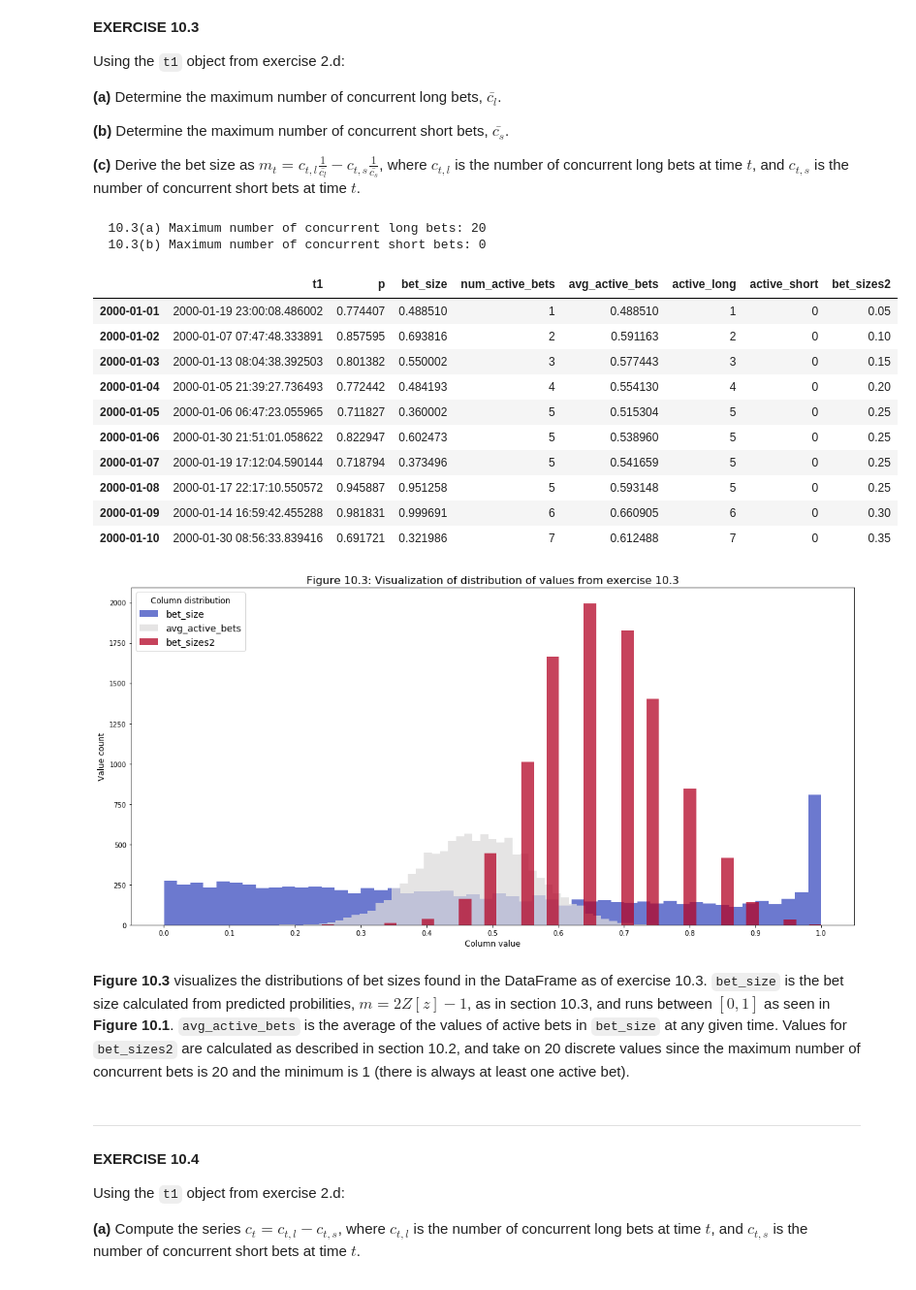
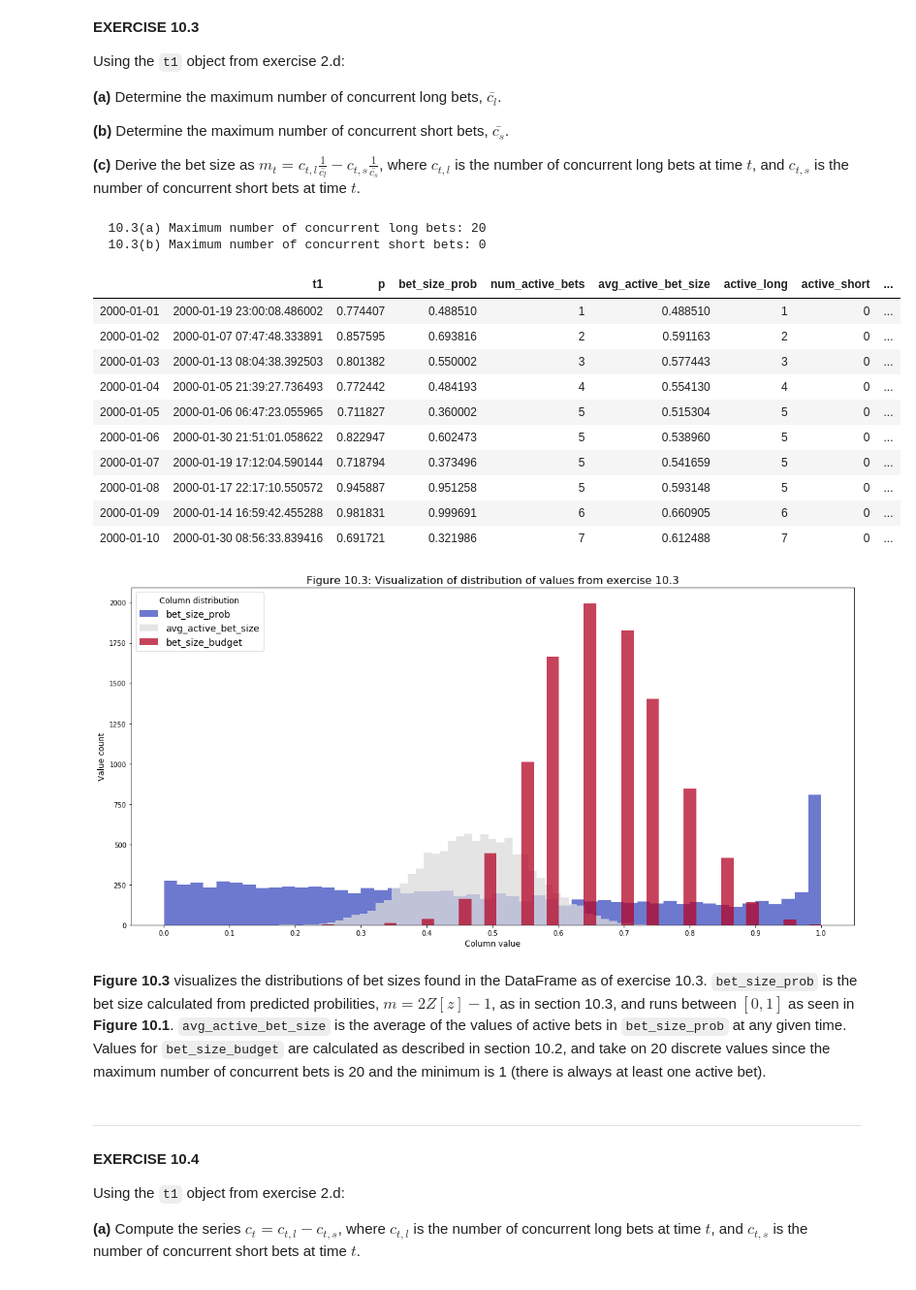
Before and after one commit to AI-Stuff/hudson-and-thames-research, a Jupyter notebook: Chapter10/Chapter10_Exercises.ipynb, the cells around one changed output. Shown at 97% size. Saved outputs shown, nothing was run; the diff lists cells and outputs as text; code cells hidden in the pictures.

```diff
--- a/Chapter10/Chapter10_Exercises.ipynb
+++ b/Chapter10/Chapter10_Exercises.ipynb
@@ -106,9 +106,9 @@ t1 = pd.Series(data=dates_shifted, index=dates)
 
 # Collect the series into a single DataFrame.
 df_events = pd.concat(objs=[t1, bet_sizes], axis=1)
-df_events = df_events.rename(columns={0: 't1', 1: 'bet_size'})
+df_events = df_events.rename(columns={0: 't1', 1: 'bet_size_prob'})
 df_events['p'] = P_t
-df_events = df_events[['t1', 'p', 'bet_size']]
+df_events = df_events[['t1', 'p', 'bet_size_prob']]
 
 
 # 10.2(e) Compute the average active bets (sizes).
@@ -127,6 +127,6 @@ df_events['avg_active_bet_size'] = avg_bet
 print("The first 10 rows of the resulting DataFrame from Exercise 10.2:")
 display(df_events.head(10))
 print("Summary statistics on the bet size columns:")
-display(df_events[['bet_size', 'num_active_bets', 'avg_active_bets']].describe())
+display(df_events[['bet_size_prob', 'num_active_bets', 'avg_active_bet_size']].describe())
 # %% [output]
 The first 10 rows of the resulting DataFrame from Exercise 10.2:
@@ -169,51 +169,51 @@ active_short = pd.Series()
 
 for idx in df_events2.index:
     # long bets are defined as having a prediction probability greater than or equal to 0.5
     df_long_active_idx = set(df_events2[(df_events2.index<=idx) & (df_events2.t1>idx) & (df_events2.p>=0.5)].index)
     active_long[idx] = len(df_long_active_idx)
     # short bets are defined as having a prediction probability less than 0.5
     df_short_active_idx = set(df_events2[(df_events2.index<=idx) & (df_events2.t1>idx) & (df_events2.p<0.5)].index)
     active_short[idx] = len(df_short_active_idx)
 
 
 print(f"  10.3(a) Maximum number of concurrent long bets: {active_long.max()}")
 
 # 10.3(b) max number of concurrent short bets
 # p[x=1]: U[0.5, 1], thus all bets are long, and the
 # number of concurrent short bets is always zero in this exercise.
 print(f"  10.3(b) Maximum number of concurrent short bets: {active_short.max()}")
 
 
 # 10.3(c) bet size as difference between fractions of concurrent long and short bets
 # Handle possible division by zero.
 avg_active_long = active_long/active_long.max() if active_long.max() > 0 else active_long
 avg_active_short = active_short/active_short.max() if active_short.max() > 0 else active_short
 bet_sizes_2 = avg_active_long - avg_active_short
 
 df_events2 = df_events2.assign(active_long=active_long,
                                active_short=active_short,
-                               bet_sizes2=bet_sizes_2)
+                               bet_size_budget=bet_sizes_2)
 display(df_events2.head(10))
 # %% [output]
   10.3(a) Maximum number of concurrent long bets: 20
   10.3(b) Maximum number of concurrent short bets: 0
-|  | t1 | p | bet_size | num_active_bets | avg_active_bets | active_long | active_short | bet_sizes2 |
-| 2000-01-01 | 2000-01-19 23:00:08.486002 | 0.774407 | 0.488510 | 1 | 0.488510 | 1 | 0 | 0.05 |
-| 2000-01-02 | 2000-01-07 07:47:48.333891 | 0.857595 | 0.693816 | 2 | 0.591163 | 2 | 0 | 0.10 |
-| 2000-01-03 | 2000-01-13 08:04:38.392503 | 0.801382 | 0.550002 | 3 | 0.577443 | 3 | 0 | 0.15 |
-| 2000-01-04 | 2000-01-05 21:39:27.736493 | 0.772442 | 0.484193 | 4 | 0.554130 | 4 | 0 | 0.20 |
-| 2000-01-05 | 2000-01-06 06:47:23.055965 | 0.711827 | 0.360002 | 5 | 0.515304 | 5 | 0 | 0.25 |
-| 2000-01-06 | 2000-01-30 21:51:01.058622 | 0.822947 | 0.602473 | 5 | 0.538960 | 5 | 0 | 0.25 |
-| 2000-01-07 | 2000-01-19 17:12:04.590144 | 0.718794 | 0.373496 | 5 | 0.541659 | 5 | 0 | 0.25 |
-| 2000-01-08 | 2000-01-17 22:17:10.550572 | 0.945887 | 0.951258 | 5 | 0.593148 | 5 | 0 | 0.25 |
-| 2000-01-09 | 2000-01-14 16:59:42.455288 | 0.981831 | 0.999691 | 6 | 0.660905 | 6 | 0 | 0.30 |
-| 2000-01-10 | 2000-01-30 08:56:33.839416 | 0.691721 | 0.321986 | 7 | 0.612488 | 7 | 0 | 0.35 |
+|  | t1 | p | bet_size_prob | num_active_bets | avg_active_bet_size | active_long | active_short | ... |
+| 2000-01-01 | 2000-01-19 23:00:08.486002 | 0.774407 | 0.488510 | 1 | 0.488510 | 1 | 0 | ... |
+| 2000-01-02 | 2000-01-07 07:47:48.333891 | 0.857595 | 0.693816 | 2 | 0.591163 | 2 | 0 | ... |
+| 2000-01-03 | 2000-01-13 08:04:38.392503 | 0.801382 | 0.550002 | 3 | 0.577443 | 3 | 0 | ... |
+| 2000-01-04 | 2000-01-05 21:39:27.736493 | 0.772442 | 0.484193 | 4 | 0.554130 | 4 | 0 | ... |
+| 2000-01-05 | 2000-01-06 06:47:23.055965 | 0.711827 | 0.360002 | 5 | 0.515304 | 5 | 0 | ... |
+| 2000-01-06 | 2000-01-30 21:51:01.058622 | 0.822947 | 0.602473 | 5 | 0.538960 | 5 | 0 | ... |
+| 2000-01-07 | 2000-01-19 17:12:04.590144 | 0.718794 | 0.373496 | 5 | 0.541659 | 5 | 0 | ... |
+| 2000-01-08 | 2000-01-17 22:17:10.550572 | 0.945887 | 0.951258 | 5 | 0.593148 | 5 | 0 | ... |
+| 2000-01-09 | 2000-01-14 16:59:42.455288 | 0.981831 | 0.999691 | 6 | 0.660905 | 6 | 0 | ... |
+| 2000-01-10 | 2000-01-30 08:56:33.839416 | 0.691721 | 0.321986 | 7 | 0.612488 | 7 | 0 | ... |
 # %%
 # plot the frequency of different bet sizes
 fig_10_3, ax_10_3 = plt.subplots(figsize=(16, 8))
 colors = iter(cm.coolwarm(np.linspace(0,1,3)))
 n_bins = 50
-for i, col in enumerate(['bet_size', 'avg_active_bets', 'bet_sizes2']):
+for i, col in enumerate(['bet_size_prob', 'avg_active_bet_size', 'bet_size_budget']):
     ax_10_3.hist(df_events2[col], bins=n_bins, alpha=0.75, color=colors.__next__(), label=col)
 ax_10_3.set_xticks([i/10 for i in range(11)])
 ax_10_3.set_xlabel("Column value", fontsize=12)
@@ -223,9 +223,9 @@ ax_10_3.legend(loc="upper left", fontsize=14, title="Column distribution", title
 fig_10_3.tight_layout()
 plt.show()
 # %% [output]
-[figure, old version]
+[figure, new version]
 # %% [markdown]
-**Figure 10.3** visualizes the distributions of bet sizes found in the DataFrame as of exercise 10.3. `bet_size` is the bet size calculated from predicted probilities, $m=2Z[z]-1$, as in section 10.3, and runs between $[0, 1]$ as seen in **Figure 10.1**. `avg_active_bets` is the average of the values of active bets in `bet_size` at any given time. Values for `bet_sizes2` are calculated as described in section 10.2, and take on 20 discrete values since the maximum number of concurrent bets is 20 and the minimum is 1 (there is always at least one active bet).
+**Figure 10.3** visualizes the distributions of bet sizes found in the DataFrame as of exercise 10.3. `bet_size_prob` is the bet size calculated from predicted probilities, $m=2Z[z]-1$, as in section 10.3, and runs between $[0, 1]$ as seen in **Figure 10.1**. `avg_active_bet_size` is the average of the values of active bets in `bet_size_prob` at any given time. Values for `bet_size_budget` are calculated as described in section 10.2, and take on 20 discrete values since the maximum number of concurrent bets is 20 and the minimum is 1 (there is always at least one active bet).
 # %% [markdown]
 ----
 #### EXERCISE 10.4
```
Also changed, not shown: parts of 6 cells of this notebook.
